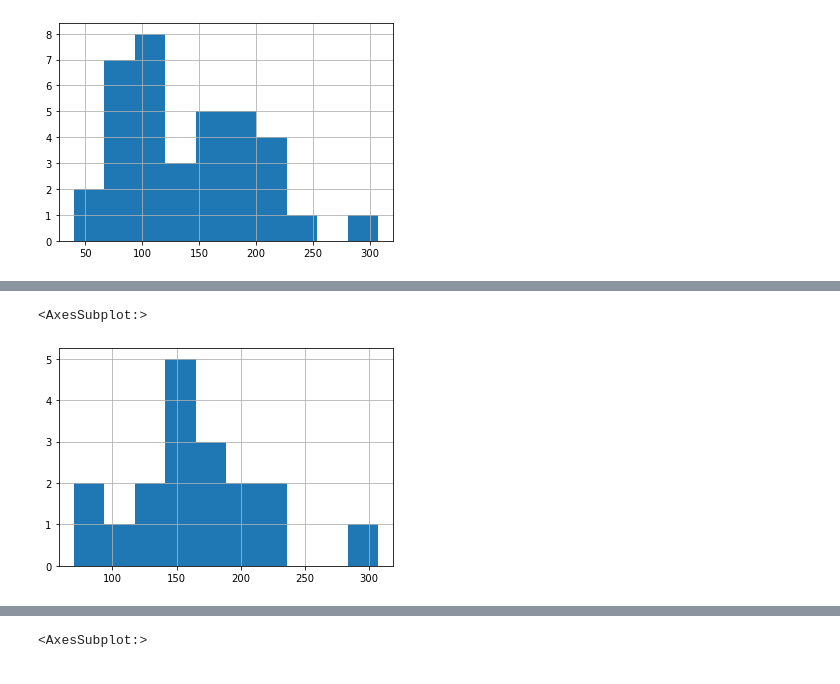
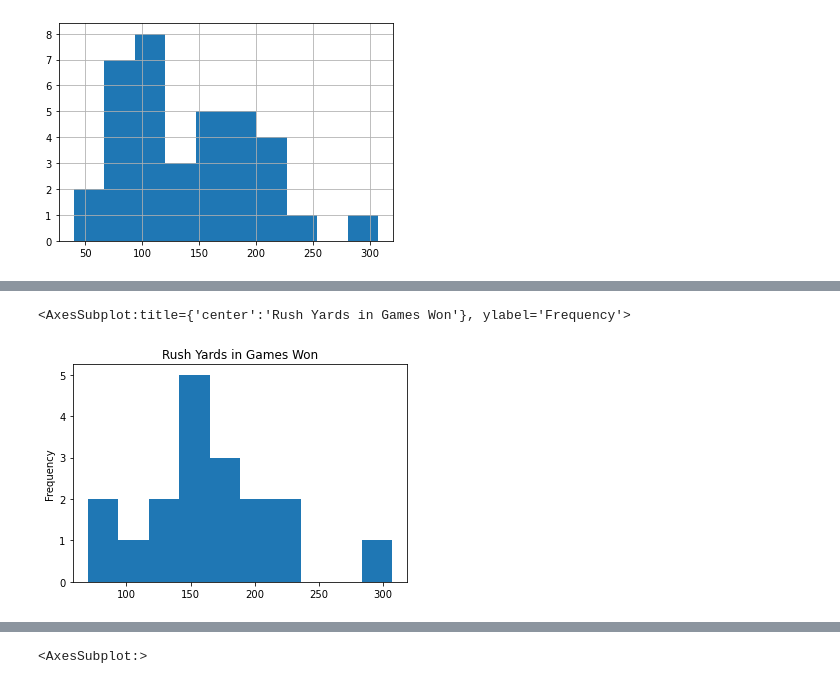
Before and after one commit to allantestaten/browns_project, a Jupyter notebook: explore_notebook.ipynb, the cells around one changed output, grey strips where cells are left out. Saved outputs shown, nothing was run; the diff lists cells and outputs as text; code cells hidden in the pictures.

```diff
--- a/explore_notebook.ipynb
+++ b/explore_notebook.ipynb
@@ -176,3 +184,10 @@ df.describe().T
+# %%
+# creating column with the result of winning the game
+df['game_won'] = df['result'] == 'W'
+# creating column to account for rushing for more than 200 yards
+df['200_plus_yards'] = df['rush_yards_gained'] > 180
+#replace true and false values with 1 and 0
+df.replace({False: 0, True: 1}, inplace=True)
 # %%
 # Baseline will be assuming browns lose every game and this will result in a 51% accuracy
 df.result.value_counts(normalize=True)
@@ -337,8 +369,8 @@ train.rush_yards_gained.hist()
 # %%
-# mean of rush yards in games won
-rush_sample = train[train.result == "W"].rush_yards_gained
-
-rush_sample.hist()
+# rush yards in games won
+rush_sample_won = train[train.result == "W"].rush_yards_gained
+#histogram of rush yards in games won
+rush_sample_won.plot(kind='hist', title='Rush Yards in Games Won')
 # %% [output]
-<AxesSubplot:>
+<AxesSubplot:title={'center':'Rush Yards in Games Won'}, ylabel='Frequency'>
-[figure, old version]
+[figure, new version]
```
Also changed, not shown: parts of 76 cells of this notebook.
